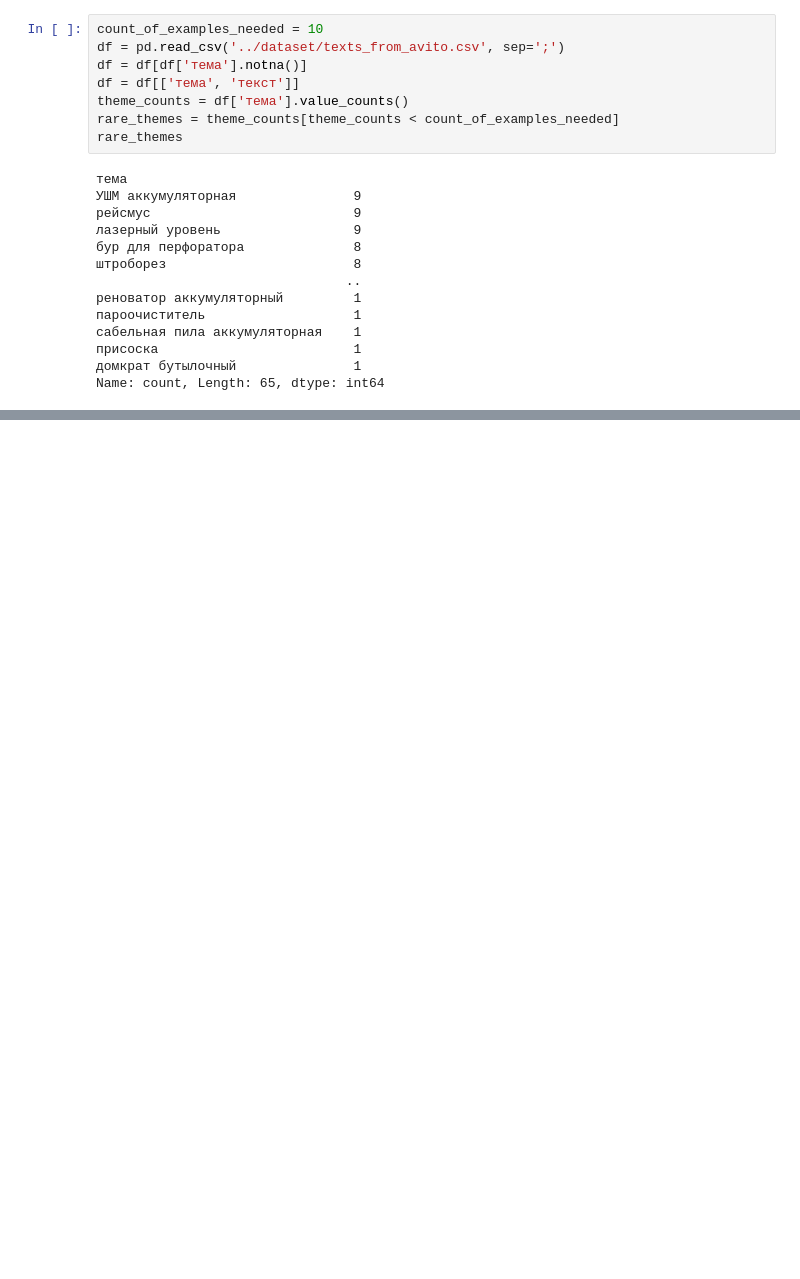
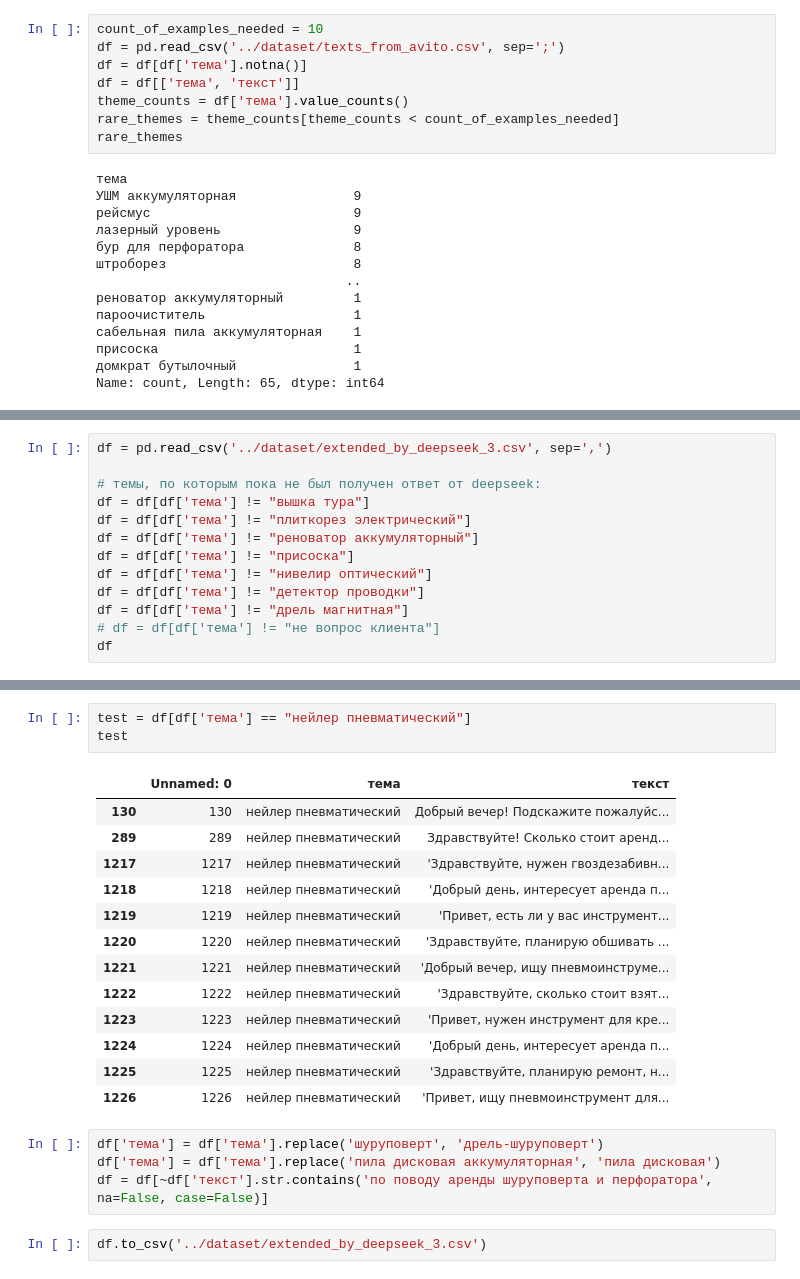
Before and after one commit to tkvitko/ml_nlp_tools_rental_classifier, a Jupyter notebook: training/dataset_new_examples.ipynb, the cells around one changed output, grey strips where cells are left out. Cells and saved outputs as stored; diff of their text form; blank space fills up the shorter version.

```diff
--- a/training/dataset_new_examples.ipynb
+++ b/training/dataset_new_examples.ipynb
@@ -210,0 +255,13 @@ df.to_csv('../dataset/extended_by_deepseek_2.csv')
+# %%
+df = pd.read_csv('../dataset/extended_by_deepseek_3.csv', sep=',')
+
+# темы, по которым пока не был получен ответ от deepseek:
+df = df[df['тема'] != "вышка тура"]
+df = df[df['тема'] != "плиткорез электрический"]
+df = df[df['тема'] != "реноватор аккумуляторный"]
+df = df[df['тема'] != "присоска"]
+df = df[df['тема'] != "нивелир оптический"]
+df = df[df['тема'] != "детектор проводки"]
+df = df[df['тема'] != "дрель магнитная"]
+# df = df[df['тема'] != "не вопрос клиента"]
+df
@@ -210,0 +299,23 @@ df.to_csv('../dataset/extended_by_deepseek_2.csv')
+# %%
+test = df[df['тема'] == "нейлер пневматический"]
+test
+# %% [output]
+|  | Unnamed: 0 | тема | текст |
+| 130 | 130 | нейлер пневматический | Добрый вечер! Подскажите пожалуйс... |
+| 289 | 289 | нейлер пневматический | Здравствуйте! Сколько стоит аренд... |
+| 1217 | 1217 | нейлер пневматический | 'Здравствуйте, нужен гвоздезабивн... |
+| 1218 | 1218 | нейлер пневматический | 'Добрый день, интересует аренда п... |
+| 1219 | 1219 | нейлер пневматический | 'Привет, есть ли у вас инструмент... |
+| 1220 | 1220 | нейлер пневматический | 'Здравствуйте, планирую обшивать ... |
+| 1221 | 1221 | нейлер пневматический | 'Добрый вечер, ищу пневмоинструме... |
+| 1222 | 1222 | нейлер пневматический | 'Здравствуйте, сколько стоит взят... |
+| 1223 | 1223 | нейлер пневматический | 'Привет, нужен инструмент для кре... |
+| 1224 | 1224 | нейлер пневматический | 'Добрый день, интересует аренда п... |
+| 1225 | 1225 | нейлер пневматический | 'Здравствуйте, планирую ремонт, н... |
+| 1226 | 1226 | нейлер пневматический | 'Привет, ищу пневмоинструмент для... |
+# %%
+df['тема'] = df['тема'].replace('шуруповерт', 'дрель-шуруповерт')
+df['тема'] = df['тема'].replace('пила дисковая аккумуляторная', 'пила дисковая')
+df = df[~df['текст'].str.contains('по поводу аренды шуруповерта и перфоратора', na=False, case=False)]
+# %%
+df.to_csv('../dataset/extended_by_deepseek_3.csv')
```
Also changed, not shown: parts of 8 cells of this notebook, 2 other files.
